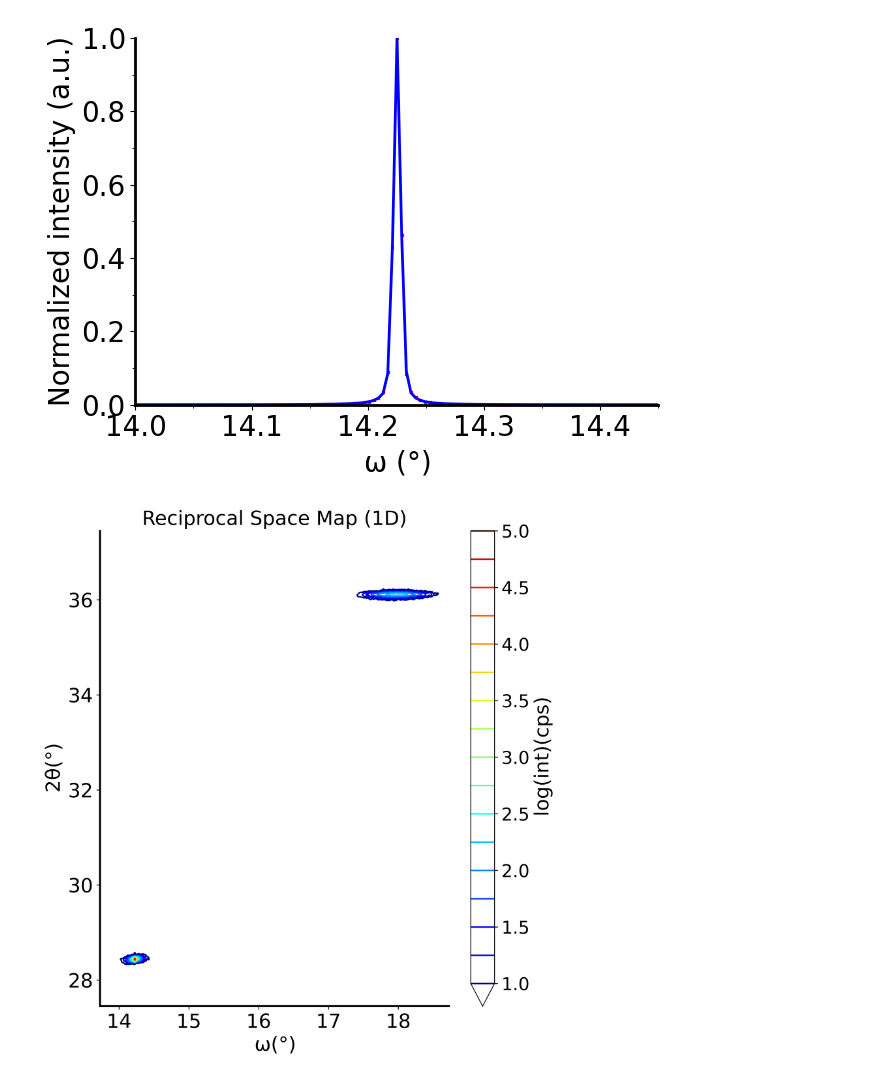
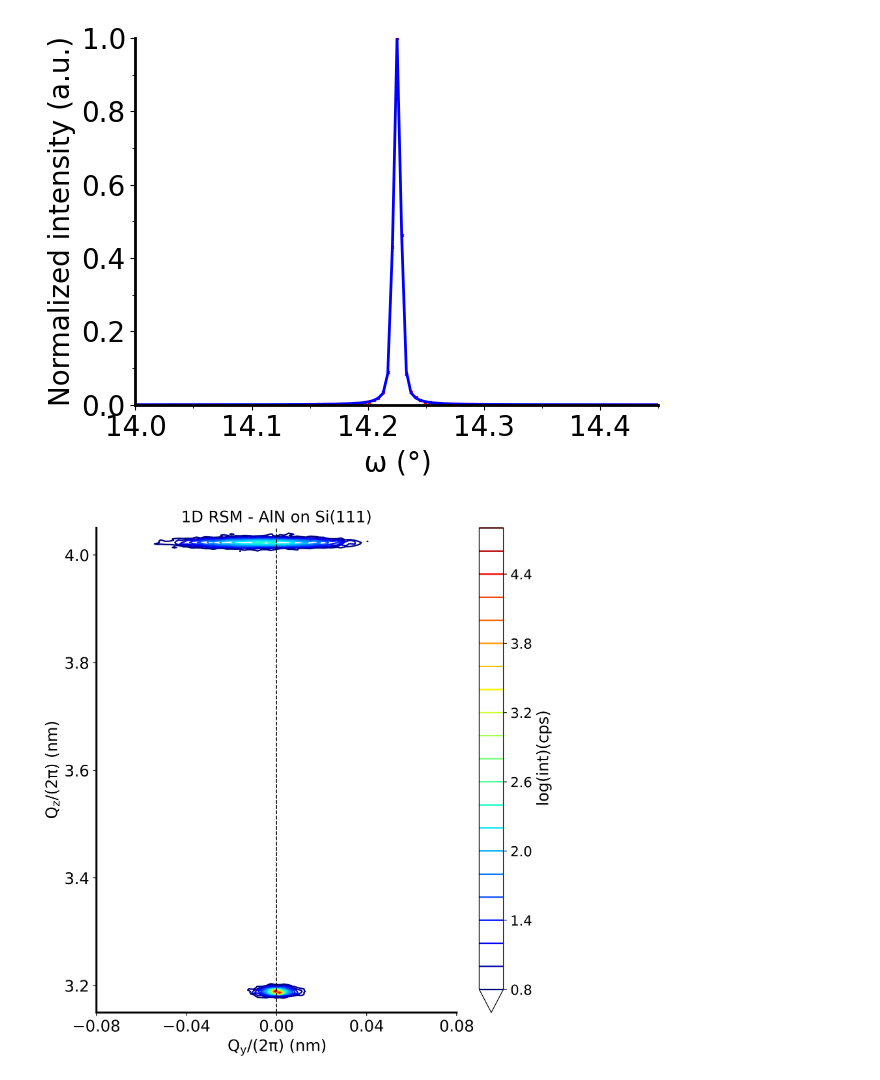
Before and after one commit to josefmtd/rigaku_smartlab, a Jupyter notebook: notebooks/2-JS-AlN_on_Si_HRXRD_RSM.ipynb, the cells around one changed output. Cells and saved outputs as stored; diff of their text form; code cells hidden in the pictures.

Commit message:
Figure re-writes

```diff
--- a/notebooks/2-JS-AlN_on_Si_HRXRD_RSM.ipynb
+++ b/notebooks/2-JS-AlN_on_Si_HRXRD_RSM.ipynb
@@ -8,7 +8,7 @@ import numpy as np
 from rigaku_smartlab.dataset import *
 import xrayutilities as xu
 # %%
-def reciprocal_space_map_1D(list_files, use_rlu = False, xlim = None, ylim = None,
+def reciprocal_space_map_1D(list_files, use_rlu, xlim = None, ylim = None,
     grid_size = 512, dyn_low = 4, dyn_high = 0, levels = 15, label_size = 20,
     title = 'Reciprocal Space Map (1D)'):
     """
@@ -20,12 +20,18 @@ def reciprocal_space_map_1D(list_files, use_rlu = False, xlim = None, ylim = Non
         List of files to be processed
     use_rlu : bool
         If True, use RLU coordinates
-    xlim: tuple
+    xlim: tuple (optional)
         X-axis limits for the plot (RLU coordinates)
-    ylim: tuple
+    ylim: tuple (optional)
         Y-axis limits for the plot (RLU coordinates)
-    levels : int
-        Number of levels for the contour plot
+    grid_size : int
+        Size of the grid for the reciprocal space map, default is 512
+    dyn_low : int
+        Lower dynamic range limit for the color map, default is 4
+    dyn_high : int
+        Upper dynamic range limit for the color map, default is 0
+    levels : int (optional)
+        Number of levels for the contour plot, default is 15
     label_size : int
         Size of the labels in the plot
     title : str
@@ -148,7 +231,10 @@ Omega: 14.23, Two Theta: 28.45, Beta: 0.01
 # %%
 reciprocal_space_map_1D([
     '../data/raw/20250514_M3-1147-X5_RSM1D_Si_111_1.ras',
-    '../data/raw/20250514_M3-1147-X5_RSM1D_Si_111_3.ras',
-], use_rlu = False, levels = 15)
+    '../data/raw/20250514_M3-1147-X5_RSM1D_Si_111_3.ras',],
+        use_rlu = True, levels = 25, xlim = (-0.08, 0.08),
+    ylim = (3.15, 4.05), dyn_low = 4, dyn_high = 0,
+    label_size = 16, title = '1D RSM - AlN on Si(111)'
+)
 # %% [output]
-[figure, old version]
+[figure, new version]
```
Also changed, not shown: parts of 13 cells of this notebook, 1 other file.
